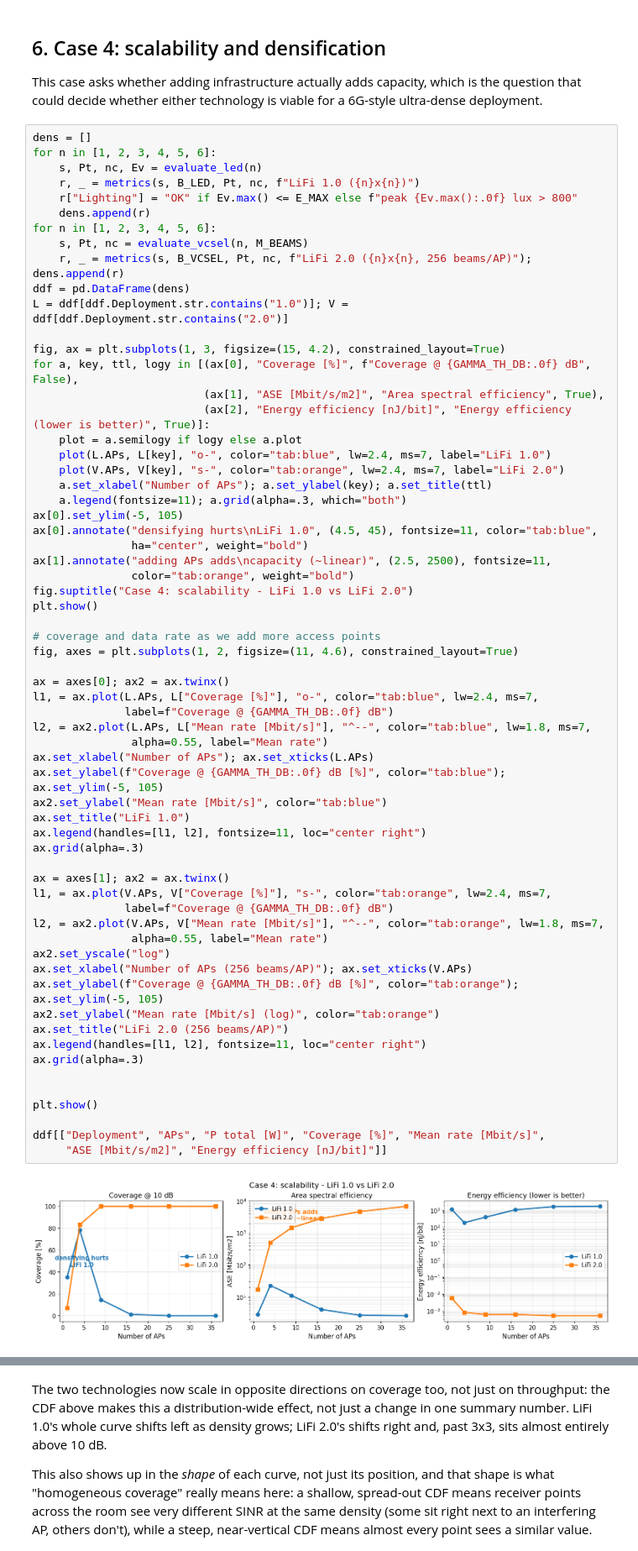
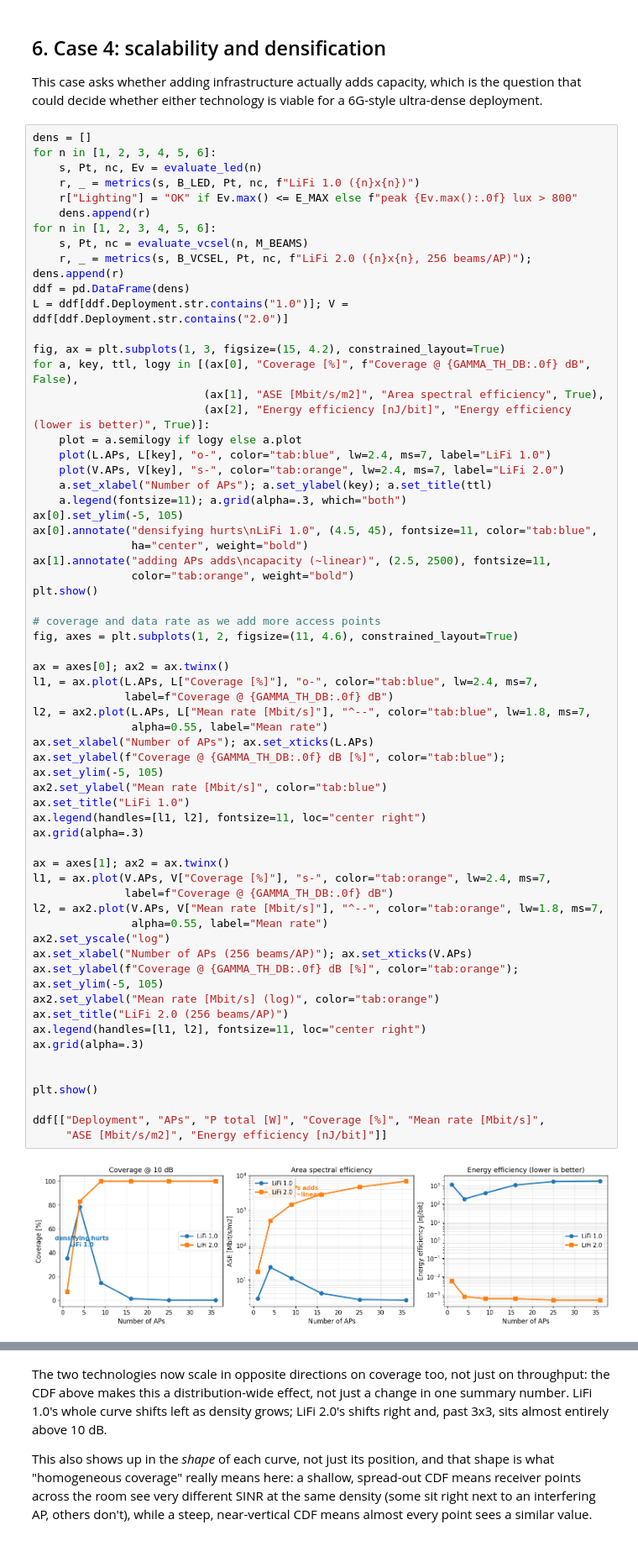
Before and after one commit to carolinalopezdelamadriz/lifi-comparative-analysis, a Jupyter notebook: multi_cell_analysis.ipynb, the cells around one changed output, grey strips where cells are left out. Shown at 84% size. Cells and saved outputs as stored; diff of their text form.

```diff
--- a/multi_cell_analysis.ipynb
+++ b/multi_cell_analysis.ipynb
@@ -662,7 +658,6 @@ ax[0].annotate("densifying hurts\nLiFi 1.0", (4.5, 45), fontsize=11, color="tab:
                ha="center", weight="bold")
 ax[1].annotate("adding APs adds\ncapacity (~linear)", (2.5, 2500), fontsize=11,
                color="tab:orange", weight="bold")
-fig.suptitle("Case 4: scalability - LiFi 1.0 vs LiFi 2.0")
 plt.show()
 
 # coverage and data rate as we add more access points
@@ -672,34 +667,34 @@ ax = axes[0]; ax2 = ax.twinx()
 l1, = ax.plot(L.APs, L["Coverage [%]"], "o-", color="tab:blue", lw=2.4, ms=7,
               label=f"Coverage @ {GAMMA_TH_DB:.0f} dB")
 l2, = ax2.plot(L.APs, L["Mean rate [Mbit/s]"], "^--", color="tab:blue", lw=1.8, ms=7,
                alpha=0.55, label="Mean rate")
 ax.set_xlabel("Number of APs"); ax.set_xticks(L.APs)
 ax.set_ylabel(f"Coverage @ {GAMMA_TH_DB:.0f} dB [%]", color="tab:blue"); ax.set_ylim(-5, 105)
 ax2.set_ylabel("Mean rate [Mbit/s]", color="tab:blue")
 ax.set_title("LiFi 1.0")
 ax.legend(handles=[l1, l2], fontsize=11, loc="center right")
 ax.grid(alpha=.3)
 
 ax = axes[1]; ax2 = ax.twinx()
 l1, = ax.plot(V.APs, V["Coverage [%]"], "s-", color="tab:orange", lw=2.4, ms=7,
               label=f"Coverage @ {GAMMA_TH_DB:.0f} dB")
 l2, = ax2.plot(V.APs, V["Mean rate [Mbit/s]"], "^--", color="tab:orange", lw=1.8, ms=7,
                alpha=0.55, label="Mean rate")
 ax2.set_yscale("log")
 ax.set_xlabel("Number of APs (256 beams/AP)"); ax.set_xticks(V.APs)
 ax.set_ylabel(f"Coverage @ {GAMMA_TH_DB:.0f} dB [%]", color="tab:orange"); ax.set_ylim(-5, 105)
 ax2.set_ylabel("Mean rate [Mbit/s] (log)", color="tab:orange")
 ax.set_title("LiFi 2.0 (256 beams/AP)")
 ax.legend(handles=[l1, l2], fontsize=11, loc="center right")
 ax.grid(alpha=.3)
 
 
 plt.show()
 
 ddf[["Deployment", "APs", "P total [W]", "Coverage [%]", "Mean rate [Mbit/s]",
      "ASE [Mbit/s/m2]", "Energy efficiency [nJ/bit]"]]
 # %% [output]
-[figure, old version]
+[figure, new version]
 [figure]
 |  | Deployment | APs | P total [W] | Coverage [%] | Mean rate [Mbit/s] | ASE [Mbit/s/m2] | ... |
 | 0 | LiFi 1.0 (1x1) | 1 | 84.8819 | 35.1 | 73.7 | 2.9 | ... |
```
Also changed, not shown: parts of 6 cells of this notebook, 3 other files.
